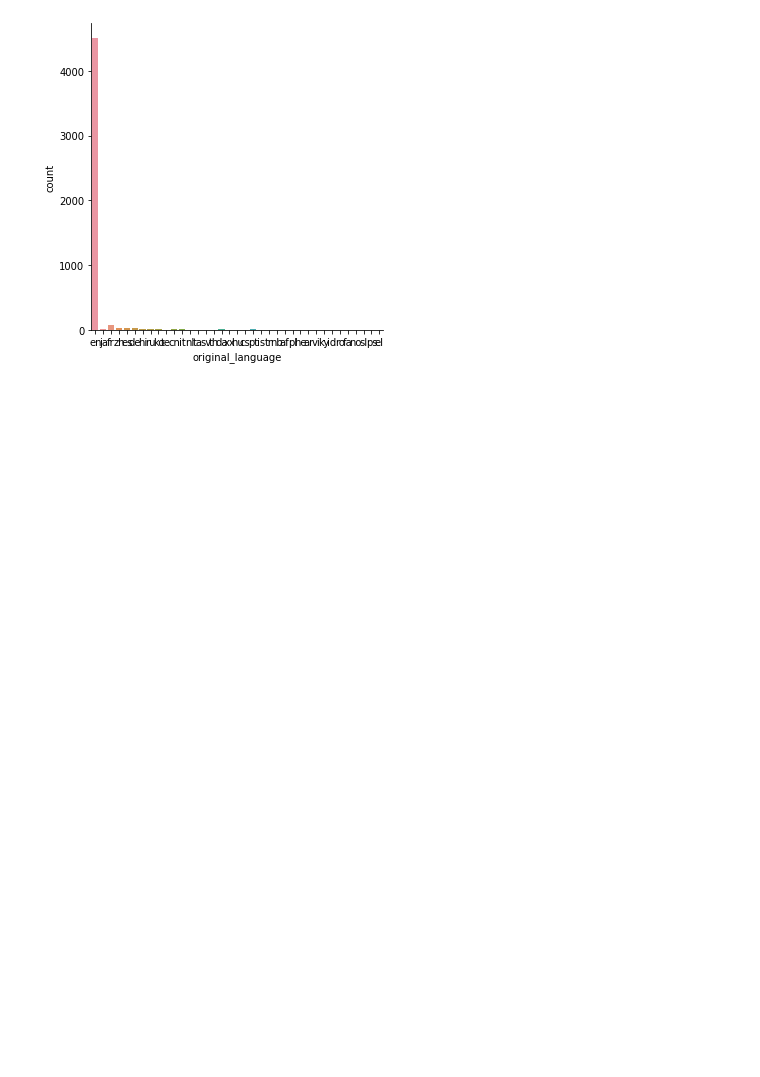
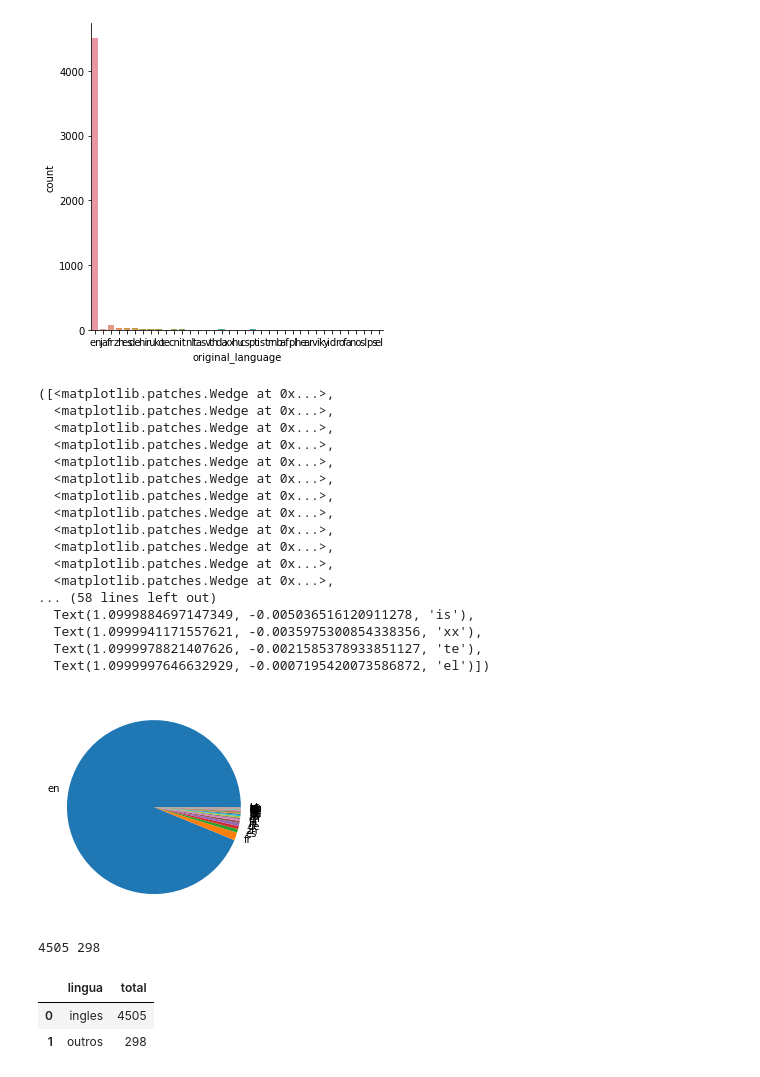
Before and after one commit to eduardomedeiro5/Data_Science1, a Jupyter notebook: Introdução_a_Data_Science.ipynb, the cells around one changed output. Cells and saved outputs as stored; diff of their text form; code cells hidden in the pictures; blank space fills up the shorter version.

```diff
--- a/Introdução_a_Data_Science.ipynb
+++ b/Introdução_a_Data_Science.ipynb
@@ -233,3 +233,47 @@ sns.catplot (x = "original_language", kind="count",  data = tmdb) # plotando o m
 # %% [output]
 <seaborn.axisgrid.FacetGrid at 0x...>
 [figure]
+# %%
+import matplotlib.pyplot as plt
+plt.pie(contagem_de_lingua["total"], labels = contagem_de_lingua["original_language"]) # usando matplotlib parar criar um pie chart
+# não é uma boa prática de visualização de dados
+# %% [output]
+([<matplotlib.patches.Wedge at 0x...>,
+  <matplotlib.patches.Wedge at 0x...>,
+  <matplotlib.patches.Wedge at 0x...>,
+  <matplotlib.patches.Wedge at 0x...>,
+  <matplotlib.patches.Wedge at 0x...>,
+  <matplotlib.patches.Wedge at 0x...>,
+  <matplotlib.patches.Wedge at 0x...>,
+  <matplotlib.patches.Wedge at 0x...>,
+  <matplotlib.patches.Wedge at 0x...>,
+  <matplotlib.patches.Wedge at 0x...>,
+  <matplotlib.patches.Wedge at 0x...>,
+  <matplotlib.patches.Wedge at 0x...>,
+... (58 lines left out)
+  Text(1.0999884697147349, -0.005036516120911278, 'is'),
+  Text(1.0999941171557621, -0.0035975300854338356, 'xx'),
+  Text(1.0999978821407626, -0.0021585378933851127, 'te'),
+  Text(1.0999997646632929, -0.0007195420073586872, 'el')])
+[figure, added]
+# %%
+# criando parâmetros para uma melhor análise
+total_por_lingua = tmdb["original_language"].value_counts()
+total_geral = total_por_lingua.sum()
+total_de_ingles = total_por_lingua.loc["en"]
+total_do_resto = total_geral - total_de_ingles
+print(total_de_ingles, total_do_resto) # valores interessantes para o gráfico
+# %% [output]
+4505 298
+# %%
+# criando o data frame adequado para o gráfico
+dados = {
+    'lingua' : ['ingles', 'outros'],
+    'total' : [total_de_ingles, total_do_resto]
+}
+dados = pd.DataFrame(dados)
+dados
+# %% [output]
+|  | lingua | total |
+| 0 | ingles | 4505 |
+| 1 | outros | 298 |
```
Also changed, not shown: parts of 1 cell of this notebook.
